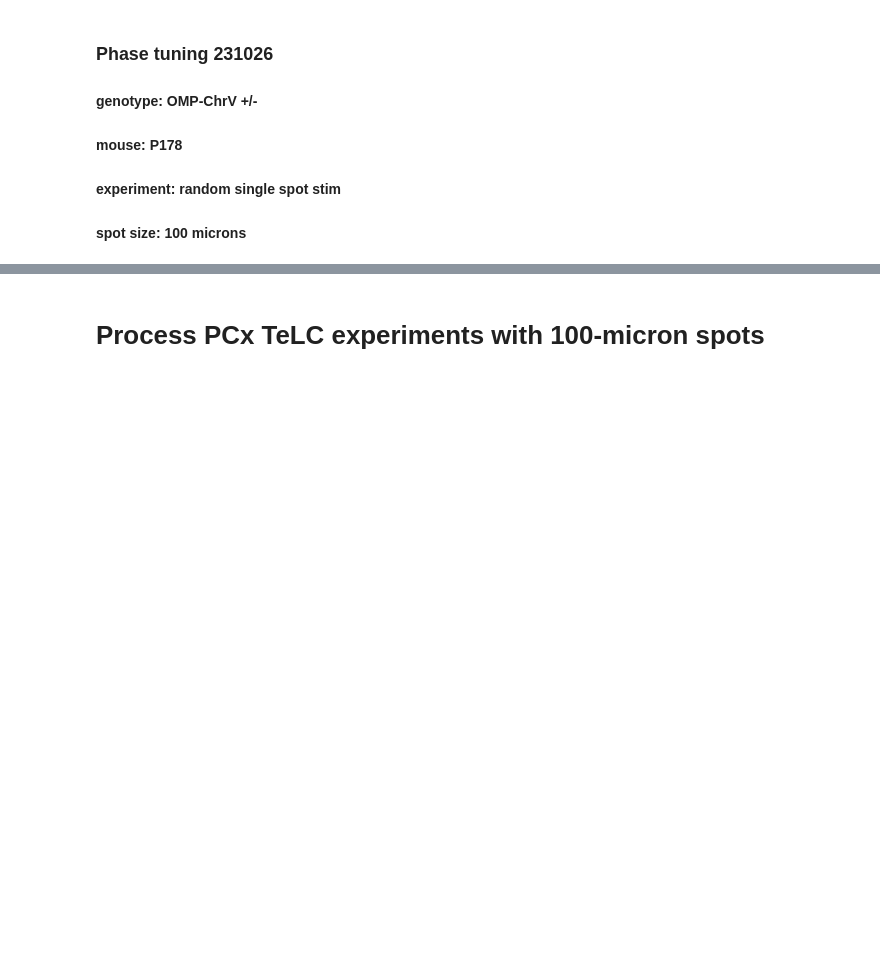
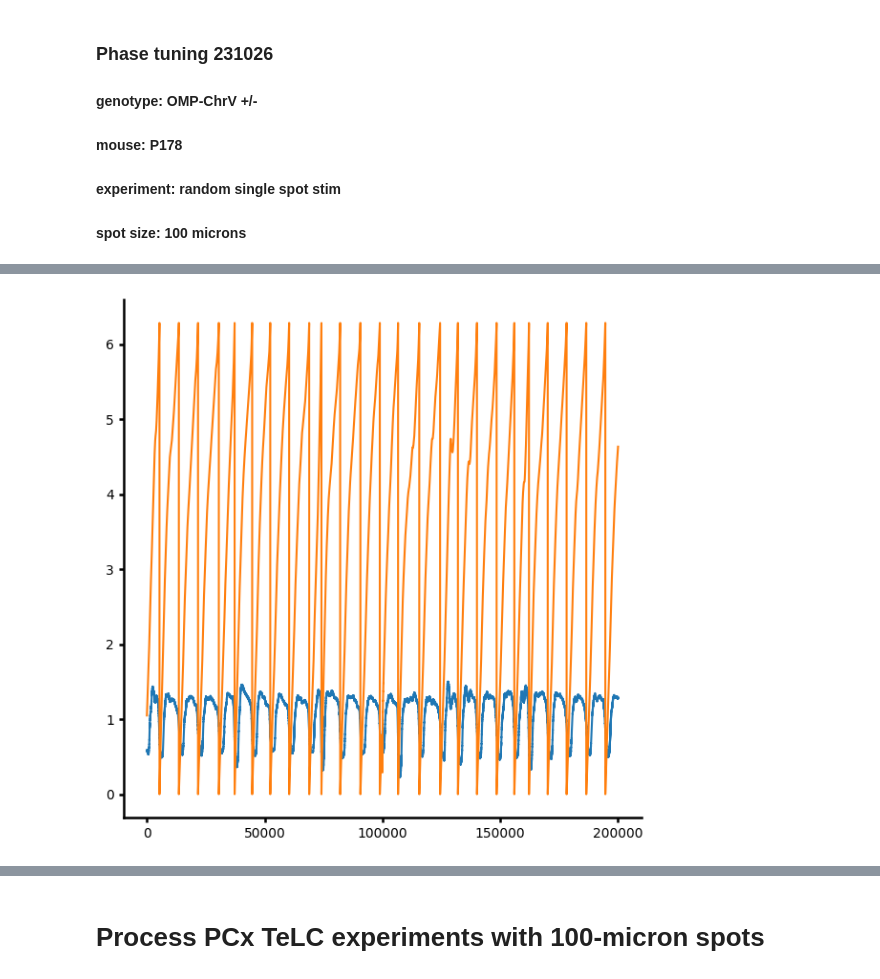
Before and after one commit to rmblazing/phase-coding-analysis, a Jupyter notebook: data_processing/notebooks/preprocess_phase_data.ipynb, the cells around one changed output, grey strips where cells are left out. Drawn from its saved outputs; the diff is of its cells as text; code cells hidden in the pictures; blank space fills up the shorter version.

Commit message:
feat: added new OB experiments

```diff
--- a/data_processing/notebooks/preprocess_phase_data.ipynb
+++ b/data_processing/notebooks/preprocess_phase_data.ipynb
@@ -555,0 +564,11 @@ PGanalysis.axis_fixer(ratio = 1)
+# %%
+expt_ID = '240813'
+
+datafile = [r'Z:\robin\expt_sets\pattern_stim\recordings\240813\2024-08-13_15-58-33\experiment1\recording1\sc\240813-001_bank1\240813-001_bank1.result-1.hdf5',
+            r'Z:\robin\expt_sets\pattern_stim\recordings\240813\2024-08-13_15-58-33\experiment1\recording1\sc\240813-001_bank2\240813-001_bank2.result-1.hdf5']
+
+mtrigger_file = r'Z:\robin\expt_sets\pattern_stim\recordings\240813\2024-08-13_15-58-33\experiment1\recording1\continuous\Rhythm_FPGA-100.0\240813_mtrigger.dat'
+
+resp_phase_path = r'Z:\robin\expt_sets\pattern_stim\recordings\240813\2024-08-13_15-58-33\experiment1\recording1\continuous\Rhythm_FPGA-100.0\240813_breath.dat'
+
+expt_metadata_path = r'Z:\robin\expt_sets\pattern_stim\metadata\240813\P188_2024_8_13_18314_fullexpt'
@@ -555,0 +577,10 @@ PGanalysis.axis_fixer(ratio = 1)
+# %%
+resp_array, instantaneous_phase_corrected = preprocess_resp(expt_ID, resp_phase_path, expt_category = 'bulb')
+# %%
+plt.figure(figsize = (7,7))
+chunk = 1000
+plt.plot(resp_array[200000*chunk:200000*(chunk+1)]/5000)
+plt.plot(instantaneous_phase_corrected[200000*chunk:200000*(chunk+1)])
+PGanalysis.axis_fixer(ratio = 1)
+# %% [output]
+[figure, added]
```
Also changed, not shown: parts of 28 cells of this notebook, 1 other file.
